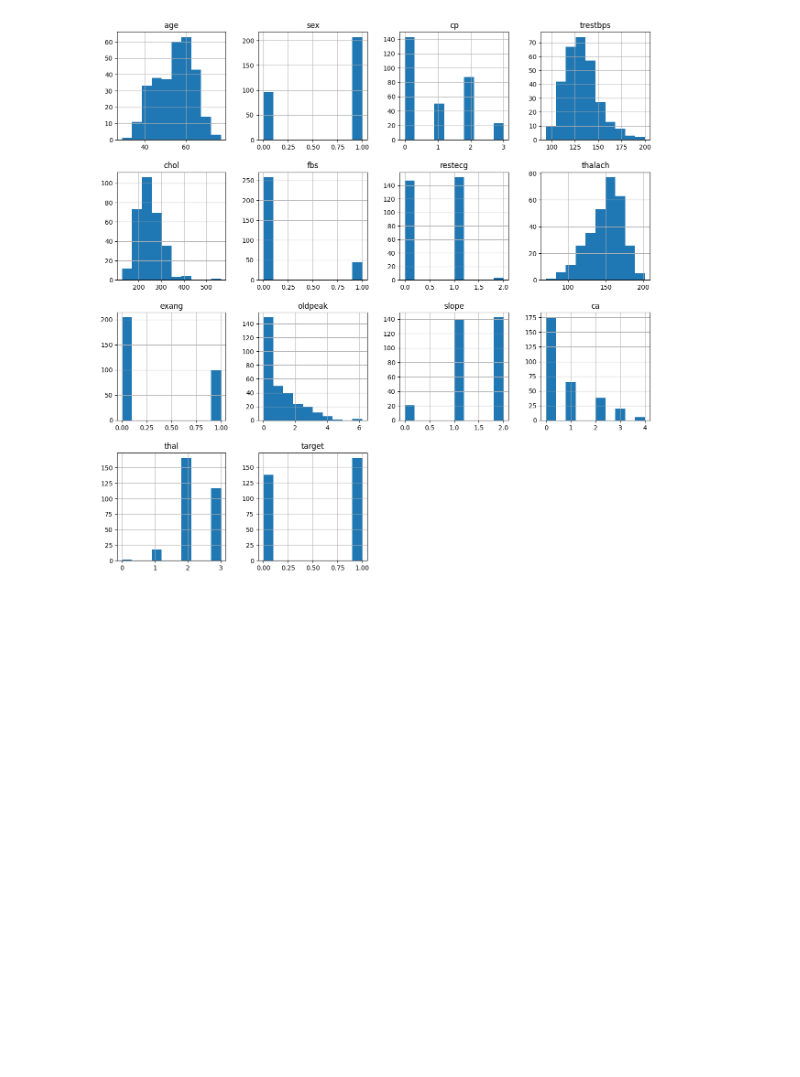
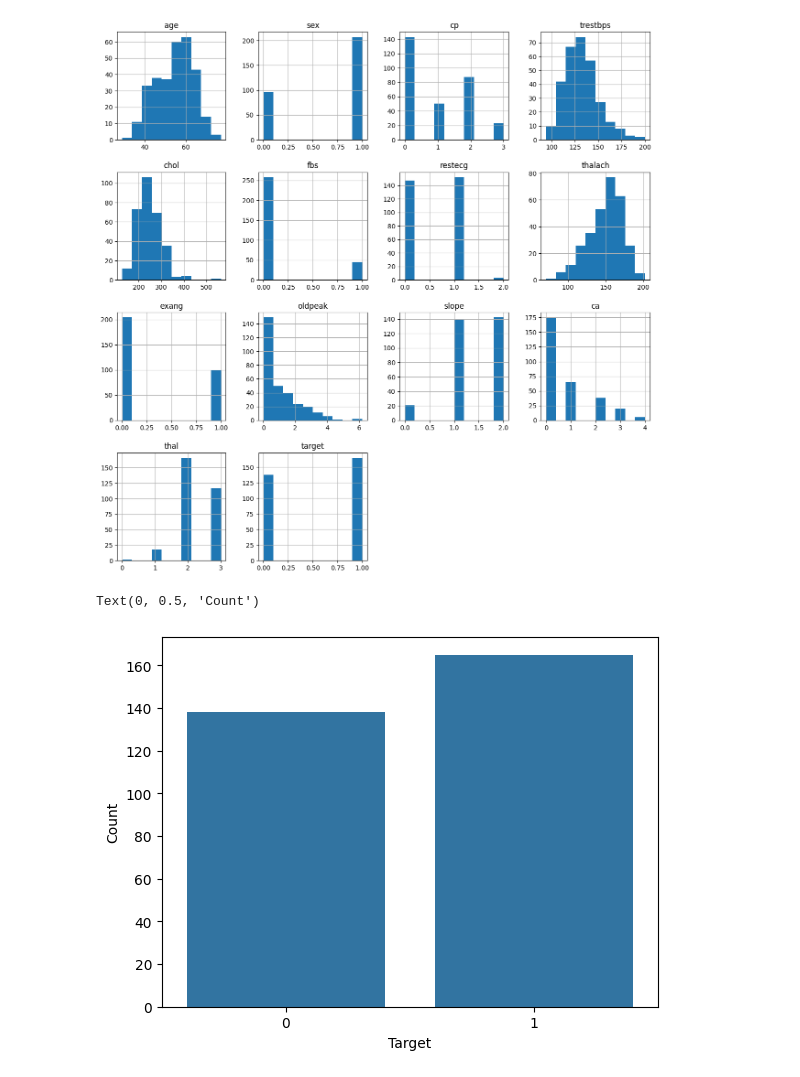
Before and after one commit to ChaitanyaBadukale777/Heart-Disease-Prediction-ML-Project, a Jupyter notebook: Heart Disease Prediction.ipynb, the cells around one changed output. Drawn from its saved outputs; the diff is of its cells as text; code cells hidden in the pictures; blank space fills up the shorter version.

```diff
--- a/Heart Disease Prediction.ipynb
+++ b/Heart Disease Prediction.ipynb
@@ -127,3 +127,11 @@ ax = fig.gca()
 g = df.hist(ax=ax)
 # %% [output]
 [figure]
+# %%
+# Visualization to check if the dataset is balanced or not
+g = sns.countplot(x='target', data=df)
+plt.xlabel('Target')
+plt.ylabel('Count')
+# %% [output]
+Text(0, 0.5, 'Count')
+[figure, added]
```
Also changed, not shown: parts of 13 cells of this notebook.
